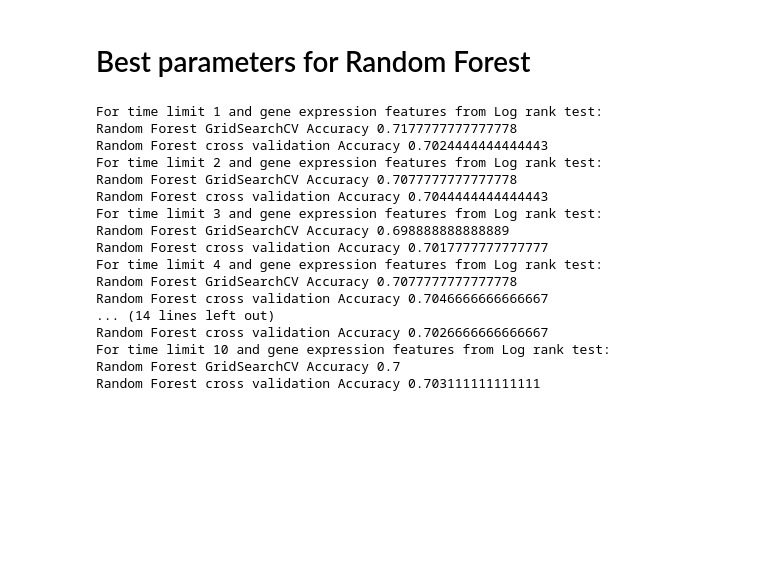
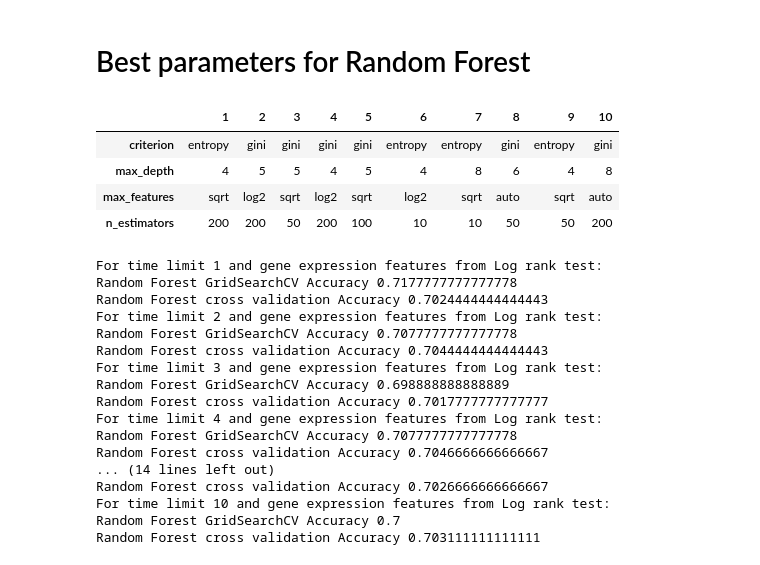
Before and after one commit to Enable72/ECE204_final_project, a Jupyter notebook: logrank_genes.ipynb, the cells around one changed output. Saved outputs shown, nothing was run; the diff lists cells and outputs as text; code cells hidden in the pictures; blank space fills up the shorter version.

```diff
--- a/logrank_genes.ipynb
+++ b/logrank_genes.ipynb
@@ -251,7 +251,7 @@ def classifcation_randomforest(df, features):
     y = df['DSS']
 
     # Split the dataset into training and testing datasets
-    X_train, X_test, y_train, y_test = train_test_split(X, y, test_size=0.2)
+    X_train, X_test, y_train, y_test = train_test_split(X, y, test_size=0.2, stratify=y)
     # add classification
     # choose any classfication to do prediction
     # Define the model
@@ -324,7 +324,7 @@ def best_estimator(df, features):
     y = df['DSS']
 
     # Split the dataset into training and testing datasets
-    X_train, X_test, y_train, y_test = train_test_split(X, y, test_size=0.2)
+    X_train, X_test, y_train, y_test = train_test_split(X, y, test_size=0.2, stratify=y)
     # add classification
     # choose any classfication to do prediction
     # Define the model
@@ -344,6 +344,14 @@ def best_estimator(df, features):
 para_dic = {}
 for i in time_limit:
     para_dic[i] = best_estimator(test_data, feature_dic[i])
+# %%
+pd.DataFrame(para_dic)
+# %% [output]
+|  | 1 | 2 | 3 | 4 | 5 | 6 | 7 | 8 | 9 | 10 |
+| criterion | entropy | gini | gini | gini | gini | entropy | entropy | gini | entropy | gini |
+| max_depth | 4 | 5 | 5 | 4 | 5 | 4 | 8 | 6 | 4 | 8 |
+| max_features | sqrt | log2 | sqrt | log2 | sqrt | log2 | sqrt | auto | sqrt | auto |
+| n_estimators | 200 | 200 | 50 | 200 | 100 | 10 | 10 | 50 | 50 | 200 |
 # %%
 def classifcation_randomforestcv(df, features, best_para):
     # get features you select
```
Also changed, not shown: parts of 7 cells of this notebook.
